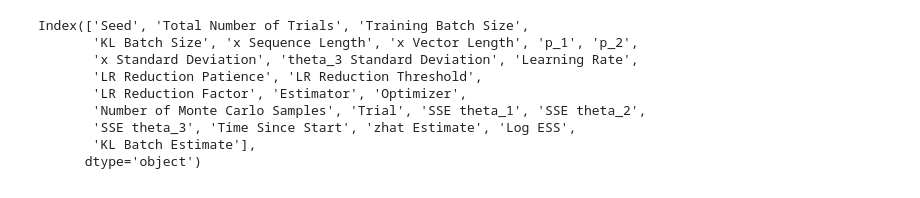
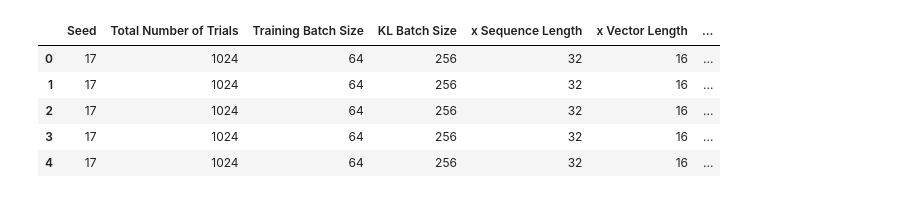
Before and after one commit to sdrobert/conditional-bernoulli, a Jupyter notebook: df_vis.ipynb, the cells around one changed output. Cells and saved outputs as stored; diff of their text form; code cells hidden in the pictures.

```diff
--- a/df_vis.ipynb
+++ b/df_vis.ipynb
@@ -18,15 +30,28 @@ for n, c in enumerate(csvs):
         buff.write(f.read())
 buff.seek(0)
 df = pd.read_csv(buff)
-# %%
-df.columns
-# %% [output]
-Index(['Seed', 'Total Number of Trials', 'Training Batch Size',
-       'KL Batch Size', 'x Sequence Length', 'x Vector Length', 'p_1', 'p_2',
-       'x Standard Deviation', 'theta_3 Standard Deviation', 'Learning Rate',
-       'LR Reduction Patience', 'LR Reduction Threshold',
-       'LR Reduction Factor', 'Estimator', 'Optimizer',
-       'Number of Monte Carlo Samples', 'Trial', 'SSE theta_1', 'SSE theta_2',
-       'SSE theta_3', 'Time Since Start', 'zhat Estimate', 'Log ESS',
-       'KL Batch Estimate'],
-      dtype='object')
+# %%
+# check that most fields are constant
+assert all(df['Total Number of Trials'] == 1024)
+assert all(df['Training Batch Size'] == 64)
+assert all(df['KL Batch Size'] == 256)
+assert all(df['x Sequence Length'] == 32)
+assert all(df['x Vector Length'] == 16)
+assert all(df['x Standard Deviation'] == 1)
+assert all(df['theta_3 Standard Deviation'] == 1)
+assert all(df['Learning Rate'] == 1e-1)
+assert all(df['LR Reduction Patience'] == 16)
+assert all(df['LR Reduction Threshold'] == 1)
+# assert all(df['LR Reduction min'] == 1e-3)
+assert all(df['LR Reduction Factor'] == 1e-1)
+assert all(df['Optimizer'] == 'adam')
+assert all(df['AIS Burn-in'] == 32)
+
+df.head()
+# %% [output]
+|  | Seed | Total Number of Trials | Training Batch Size | KL Batch Size | x Sequence Length | x Vector Length | ... |
+| 0 | 17 | 1024 | 64 | 256 | 32 | 16 | ... |
+| 1 | 17 | 1024 | 64 | 256 | 32 | 16 | ... |
+| 2 | 17 | 1024 | 64 | 256 | 32 | 16 | ... |
+| 3 | 17 | 1024 | 64 | 256 | 32 | 16 | ... |
+| 4 | 17 | 1024 | 64 | 256 | 32 | 16 | ... |
```
Also changed, not shown: parts of 12 cells of this notebook, 3 other files.
